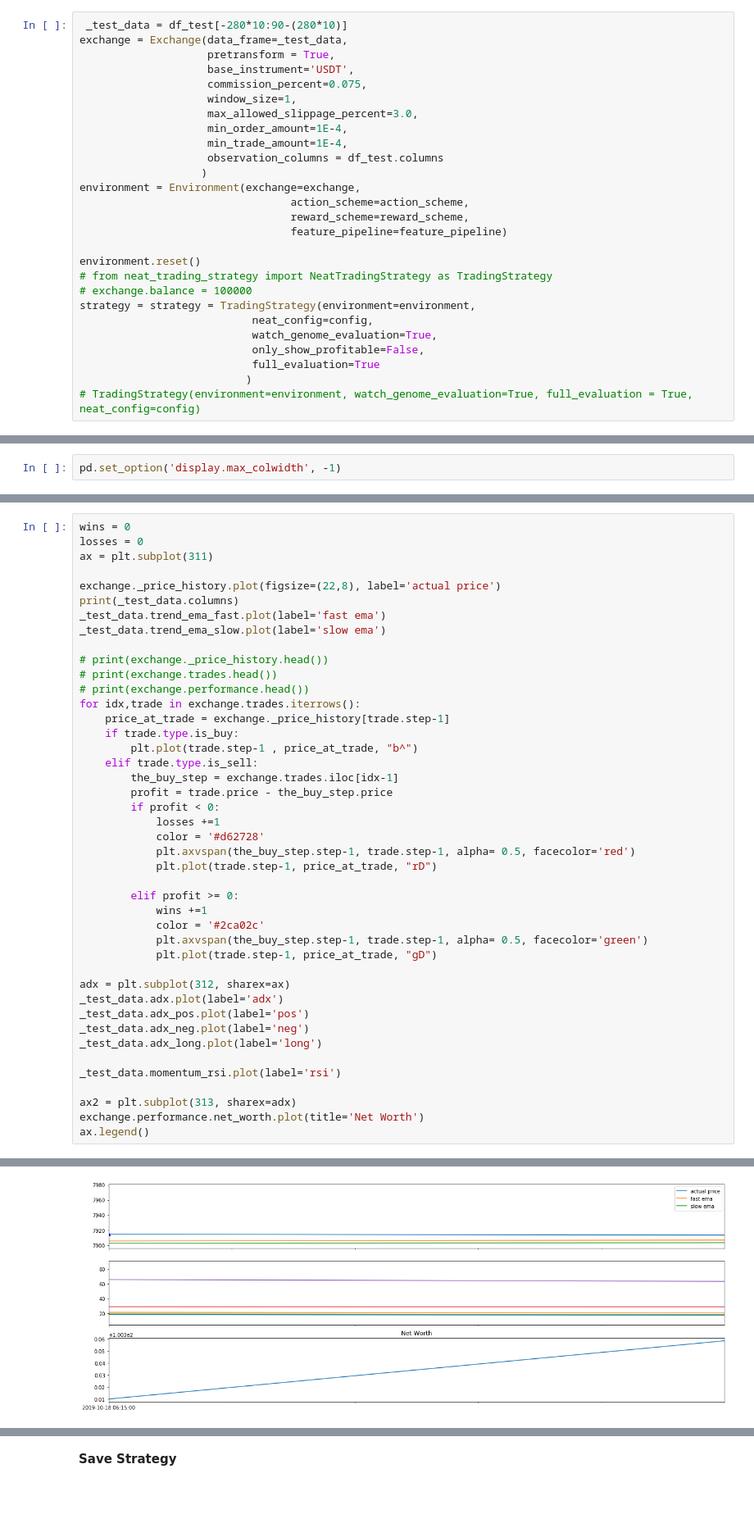
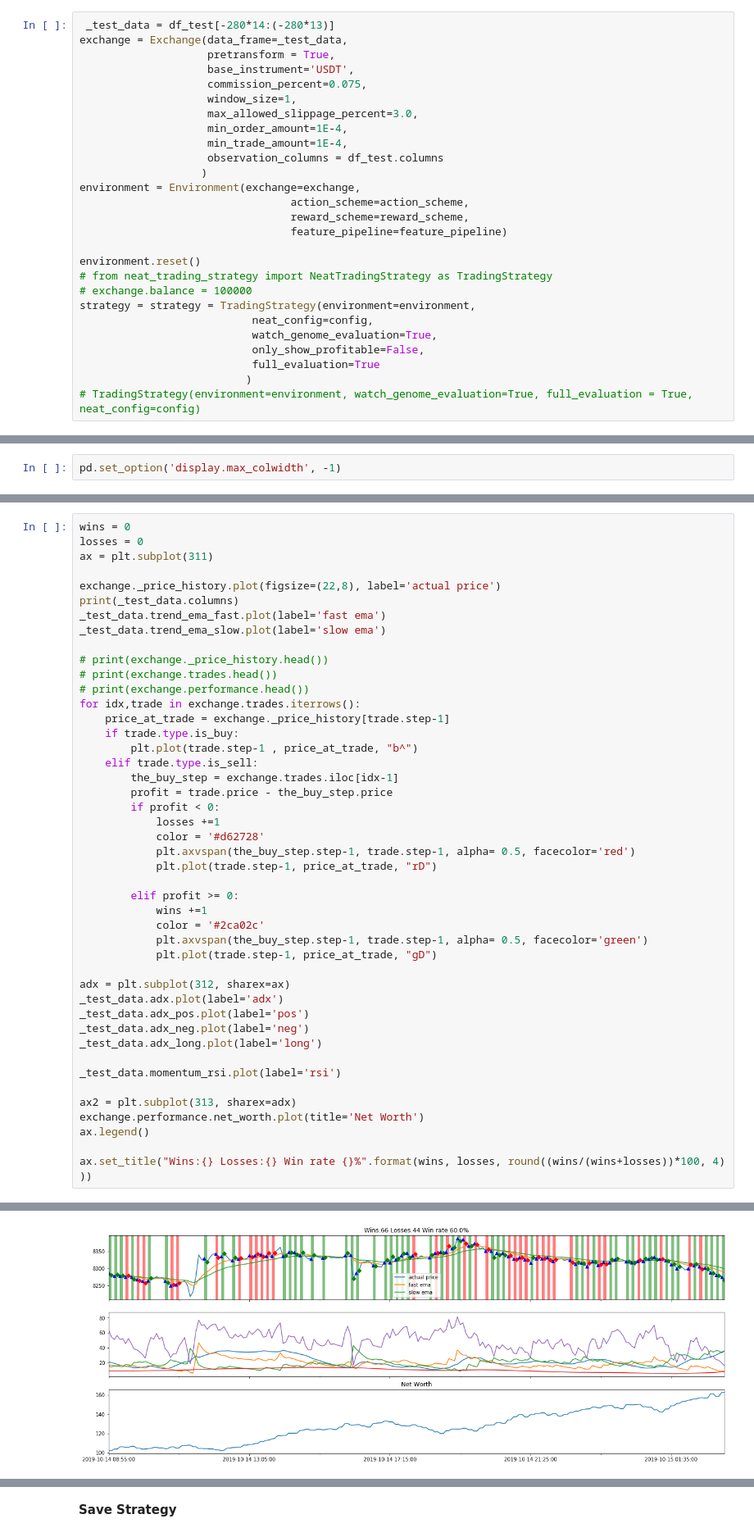
Before and after one commit to luyh/trader, a Jupyter notebook: Tensortrade Agent Trainer.ipynb, the cells around one changed output, grey strips where cells are left out. Shown at 82% size. Drawn from its saved outputs; the diff is of its cells as text; blank space fills up the shorter version.

```diff
--- a/Tensortrade Agent Trainer.ipynb
+++ b/Tensortrade Agent Trainer.ipynb
@@ -177,7 +179,7 @@ Saving checkpoint to neat-checkpoint-4
 # %% [markdown]
 **Evaluate against full dataset**
 # %%
- _test_data = df_test[-280*10:90-(280*10)]
+ _test_data = df_test[-280*14:(-280*13)]
 exchange = Exchange(data_frame=_test_data,
                     pretransform = True,
                     base_instrument='USDT',
@@ -292,6 +299,8 @@ _test_data.momentum_rsi.plot(label='rsi')
 ax2 = plt.subplot(313, sharex=adx)
 exchange.performance.net_worth.plot(title='Net Worth')
 ax.legend()
+
+ax.set_title("Wins:{} Losses:{} Win rate {}%".format(wins, losses, round((wins/(wins+losses))*100, 4) ))
 # %% [output]
 Index(['open', 'high', 'low', 'close', 'volume', 'momentum_rsi', 'adx',
        'adx_long', 'adx_pos', 'adx_neg', 'trend_ema_fast', 'trend_ema_slow'],
@@ -300 +309 @@ Index(['open', 'high', 'low', 'close', 'volume', 'momentum_rsi', 'adx',
-[figure, old version]
+[figure, new version]
```
Also changed, not shown: parts of 12 cells of this notebook, 3 other files.
